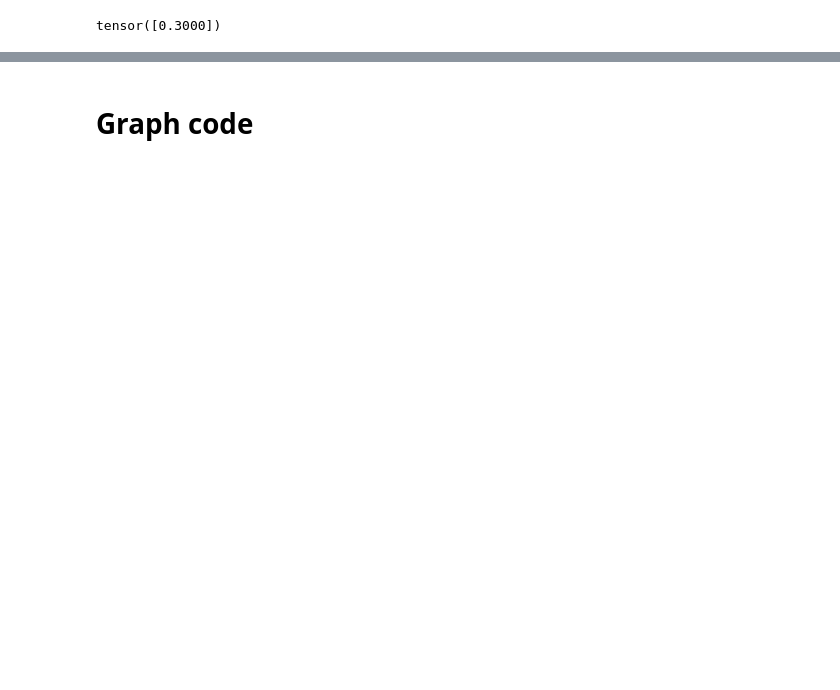
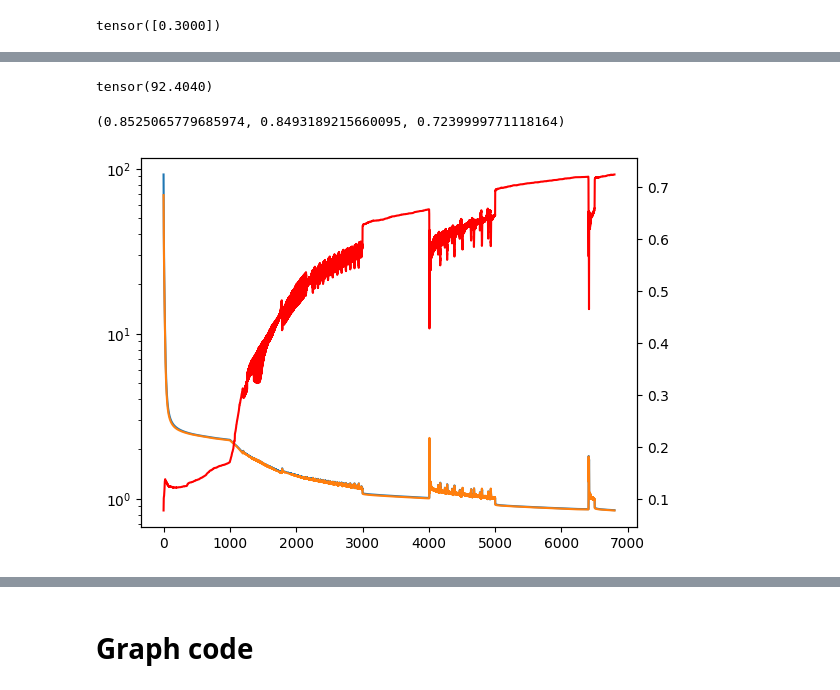
Before and after one commit to sadilek/ki-vortrag, a Jupyter notebook: vortrag.ipynb, the cells around one changed output, grey strips where cells are left out. Drawn from its saved outputs; the diff is of its cells as text; code cells hidden in the pictures; blank space fills up the shorter version.

```diff
--- a/vortrag.ipynb
+++ b/vortrag.ipynb
@@ -387,0 +418,56 @@ def net(X, w1, b1, w2, b2):
+# %%
+import torch.nn.functional as F
+
+def loss(y_pred, y):
+    return F.cross_entropy(y_pred, y)
+
+loss(output, train_y)
+# %% [output]
+tensor(92.4040)
+# %%
+train_losses = []
+test_losses = []
+test_accuracies = []
+W1.requires_grad = True
+b1.requires_grad = True
+W2.requires_grad = True
+b2.requires_grad = True
+W3.requires_grad = True
+b3.requires_grad = True
+# %%
+for i in range(100):
+    W1.grad = None
+    b1.grad = None
+    W2.grad = None
+    b2.grad = None
+    W3.grad = None
+    b3.grad = None
+
+    loss_value = loss(forward(train_X.reshape([-1, 784])), train_y)
+    loss_value.backward()
+
+    lr = 0.03
+    with torch.no_grad():
+        W1 -= lr * W1.grad  # type: ignore
+        b1 -= lr * b1.grad  # type: ignore
+        W2 -= lr * W2.grad  # type: ignore
+        b2 -= lr * b2.grad  # type: ignore
+        W3 -= lr * W3.grad  # type: ignore
+        b3 -= lr * b3.grad  # type: ignore
+
+    train_losses.append(loss_value.item())
+    test_losses.append(loss(forward(test_X.reshape([-1, 784])), test_y).item())
+    test_accuracies.append(
+        (forward(test_X.reshape([-1, 784])).argmax(dim=1) == test_y)
+        .float()
+        .mean()
+        .item()
+    )
+
+sns.lineplot(x=range(len(train_losses)), y=train_losses).set(yscale="log")
+sns.lineplot(x=range(len(test_losses)), y=test_losses)
+sns.lineplot(x=range(len(test_accuracies)), y=test_accuracies, ax=plt.twinx(), color="red")  # type: ignore
+train_losses[-1], test_losses[-1], test_accuracies[-1]
+# %% [output]
+(0.8525065779685974, 0.8493189215660095, 0.7239999771118164)
+[figure, added]
```
Also changed, not shown: parts of 29 cells of this notebook, 1 other file.
